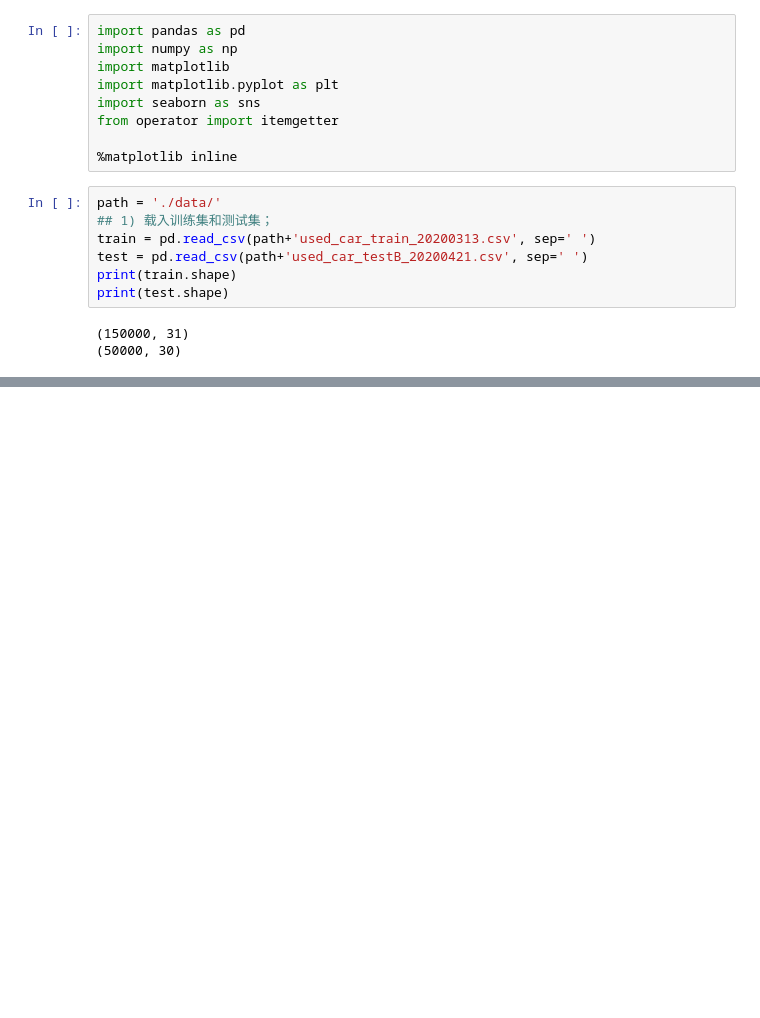
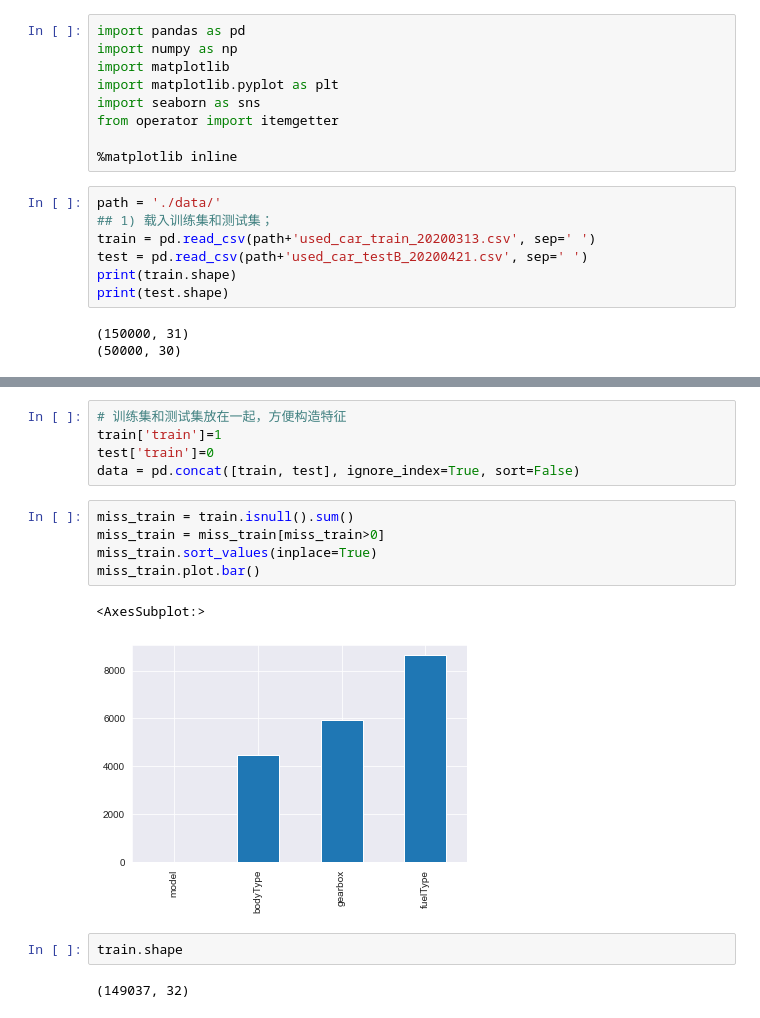
Before and after one commit to SihanWang-WHU/cars_deal_price_prediction, a Jupyter notebook: feature_analysis.ipynb, the cells around one changed output, grey strips where cells are left out. Cells and saved outputs as stored; diff of their text form; blank space fills up the shorter version.

```diff
--- a/feature_analysis.ipynb
+++ b/feature_analysis.ipynb
@@ -61,0 +139,17 @@ print(test.shape)
+# %%
+# 训练集和测试集放在一起，方便构造特征
+train['train']=1
+test['train']=0
+data = pd.concat([train, test], ignore_index=True, sort=False)
+# %%
+miss_train = train.isnull().sum()
+miss_train = miss_train[miss_train>0]
+miss_train.sort_values(inplace=True)
+miss_train.plot.bar()
+# %% [output]
+<AxesSubplot:>
+[figure, added]
+# %%
+train.shape
+# %% [output]
+(149037, 32)
```
Also changed, not shown: parts of 26 cells of this notebook, 3 other files.
